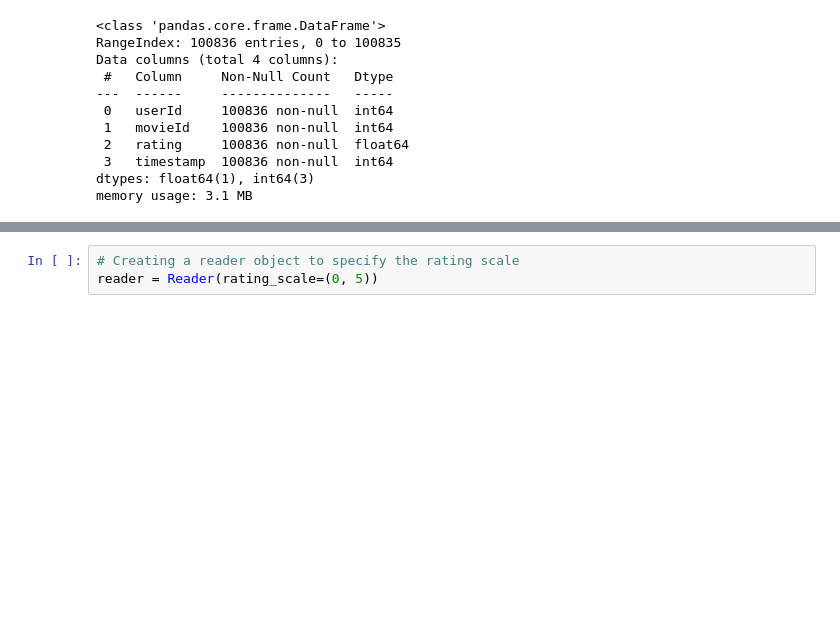
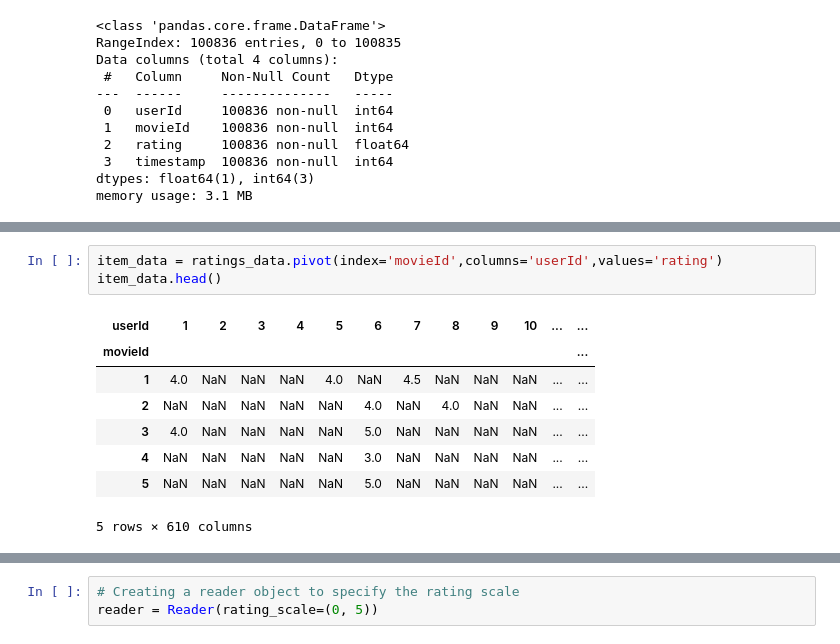
Before and after one commit to FionaNalianya/MovieLens, a Jupyter notebook: notebook.ipynb, the cells around one changed output, grey strips where cells are left out. Saved outputs shown, nothing was run; the diff lists cells and outputs as text; blank space fills up the shorter version.

```diff
--- a/notebook.ipynb
+++ b/notebook.ipynb
@@ -197,2 +252,14 @@ ratings_data.movieId.nunique()
 
 a. Item based filtering
+# %%
+item_data = ratings_data.pivot(index='movieId',columns='userId',values='rating')
+item_data.head()
+# %% [output]
+| userId | 1 | 2 | 3 | 4 | 5 | 6 | 7 | 8 | 9 | 10 | ... | ... |
+| movieId |  |  |  |  |  |  |  |  |  |  |  | ... |
+| 1 | 4.0 | NaN | NaN | NaN | 4.0 | NaN | 4.5 | NaN | NaN | NaN | ... | ... |
+| 2 | NaN | NaN | NaN | NaN | NaN | 4.0 | NaN | 4.0 | NaN | NaN | ... | ... |
+| 3 | 4.0 | NaN | NaN | NaN | NaN | 5.0 | NaN | NaN | NaN | NaN | ... | ... |
+| 4 | NaN | NaN | NaN | NaN | NaN | 3.0 | NaN | NaN | NaN | NaN | ... | ... |
+| 5 | NaN | NaN | NaN | NaN | NaN | 5.0 | NaN | NaN | NaN | NaN | ... | ... |
+5 rows × 610 columns
```
Also changed, not shown: parts of 30 cells of this notebook.
